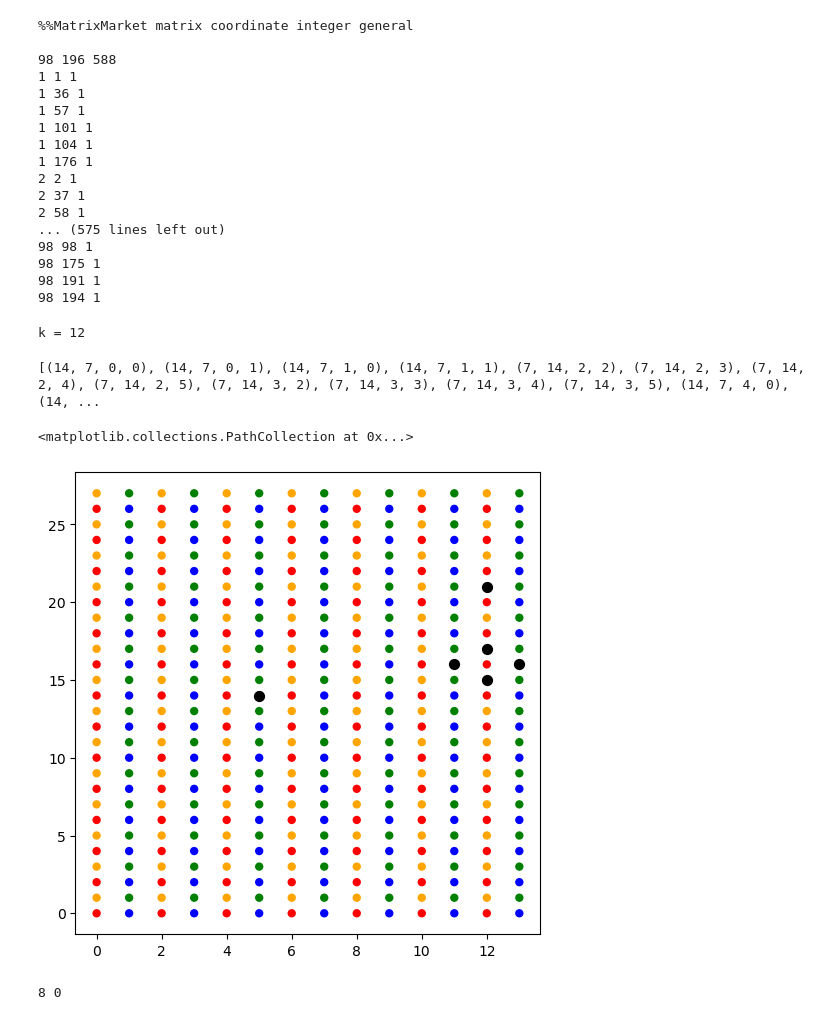
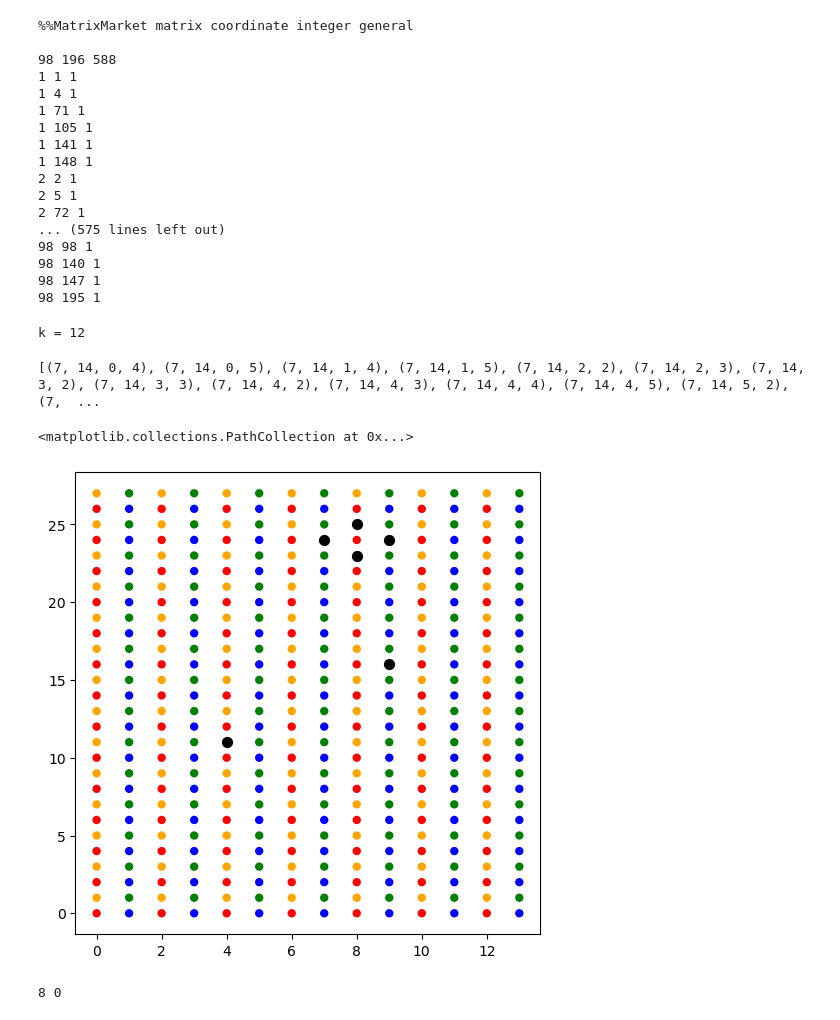
Before and after one commit to noahberthusen/qecc_routing, a Jupyter notebook: src_py/quasi-cyclic/quasi-cyclic.ipynb, the cells around one changed output. Saved outputs shown, nothing was run; the diff lists cells and outputs as text; code cells hidden in the pictures.

```diff
--- a/src_py/quasi-cyclic/quasi-cyclic.ipynb
+++ b/src_py/quasi-cyclic/quasi-cyclic.ipynb
@@ -30,6 +30,12 @@ code = [14,7,6,5,6,0,4,13,7,14,0,2] # in the paper
 
 code = [14,7,11,7,2,1,14,9,14,7,0,0] # 10, 4
 code = [14,7,3,5,2,7,6,9,7,14,3,3] # 11,5
+
+
+# code = [7,3,0,2,1,0,5,1,3,7,0,0]
+
+code = [14,7,10,0,3,6,6,7,7,14,0,4]
+# code = [14,7,6,5,6,0,4,13,7,14,0,2]
 # %%
 def cyclic_shift_matrix(l):
     arr = np.eye(l, dtype=int)
@@ -63,25 +69,25 @@ def to_mtx(H):
         for j in range(H.shape[1]):
             if H[i][j]:
                 print(f"{i+1} {j+1} 1")
-to_mtx(Hz)
+to_mtx(Hx)
 # %% [output]
 %%MatrixMarket matrix coordinate integer general
 
 98 196 588
 1 1 1
-1 36 1
-1 57 1
-1 101 1
-1 104 1
-1 176 1
+1 4 1
+1 71 1
+1 105 1
+1 141 1
+1 148 1
 2 2 1
-2 37 1
-2 58 1
+2 5 1
+2 72 1
 ... (575 lines left out)
 98 98 1
-98 175 1
-98 191 1
-98 194 1
+98 140 1
+98 147 1
+98 195 1
 # %%
 GF = galois.GF(2)
 arr = GF(Hz.T)
@@ -141,7 +147,7 @@ def has_toric_layout():
 confirmed_codes = has_toric_layout()
 print(confirmed_codes)
 # %% [output]
-[(14, 7, 0, 0), (14, 7, 0, 1), (14, 7, 1, 0), (14, 7, 1, 1), (7, 14, 2, 2), (7, 14, 2, 3), (7, 14, 2, 4), (7, 14, 2, 5), (7, 14, 3, 2), (7, 14, 3, 3), (7, 14, 3, 4), (7, 14, 3, 5), (14, 7, 4, 0), (14, ...
+[(7, 14, 0, 4), (7, 14, 0, 5), (7, 14, 1, 4), (7, 14, 1, 5), (7, 14, 2, 2), (7, 14, 2, 3), (7, 14, 3, 2), (7, 14, 3, 3), (7, 14, 4, 2), (7, 14, 4, 3), (7, 14, 4, 4), (7, 14, 4, 5), (7, 14, 5, 2), (7,  ...
 # %%
 def embed_code(code, init):
     emb_m, emb_ell, A_ind, B_ind = code
@@ -253,35 +259,35 @@ for i in range(lattice.shape[0]):
         elif lattice[i][j][0] == "l":
             colors[i][j] = "blue"
         else:
             colors[i][j] = "green"
 
 qbts = np.array([None for i in range(2*m*ell)])
 for i in range(lattice.shape[0]):
     for j in range(lattice.shape[1]):
         if lattice[i][j][0] == "r" or lattice[i][j][0] == "l":
             qbts[int(lattice[i][j][1:])] = (i, j)
 x_checks = np.array([None for i in range(m*ell)])
 z_checks = np.array([None for i in range(m*ell)])
 
 for i in range(lattice.shape[0]):
     for j in range(lattice.shape[1]):
         if lattice[i][j][0] == "x":
             x_checks[int(lattice[i][j][1:])] = (i, j)
         elif lattice[i][j][0] == "z":
             z_checks[int(lattice[i][j][1:])-(m*ell)] = (i, j)
 
 
 
 nodes = itertools.product(np.arange(lattice.shape[0]), np.arange(lattice.shape[1]))
 
-gen_qbts = qbts[np.where(Hx[32])[0]] # 20x
+gen_qbts = qbts[np.where(Hx[19])[0]] # 20x
 
 fig, ax = plt.subplots(1, 1, figsize=(6, 6))
 ax.scatter(*zip(*nodes), s=25, c=colors.flatten()) # vv qubits
 ax.scatter(*zip(*gen_qbts), s=50, c='k')
 # %% [output]
 <matplotlib.collections.PathCollection at 0x...>
-[figure, old version]
+[figure, new version]
 # %%
 x_rs = []
 z_rs = []
```
Also changed, not shown: parts of 1 cell of this notebook, 40 other files.
